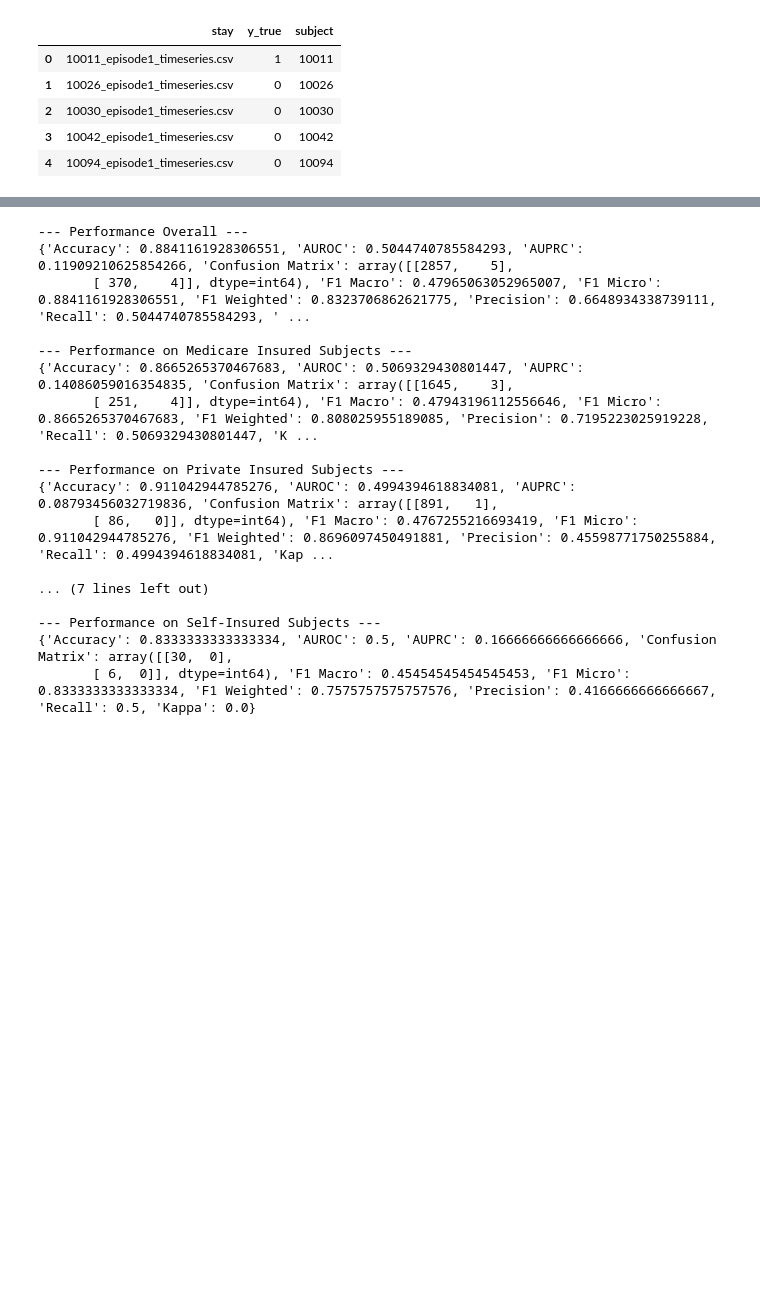
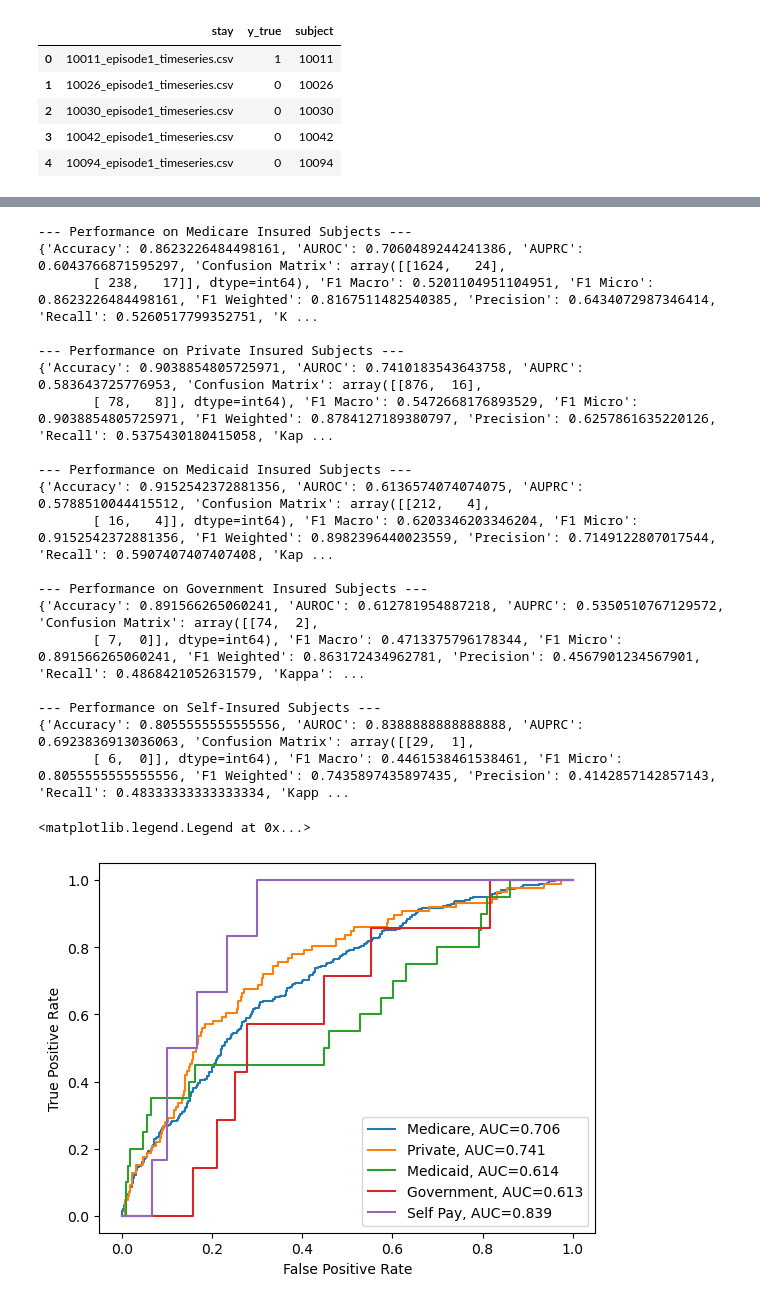
Before and after one commit to syfantid/TFC-pretraining, a Jupyter notebook: code/baselines/SimCLR/evaluate_model_fairness_rich.ipynb, the cells around one changed output, grey strips where cells are left out. Drawn from its saved outputs; the diff is of its cells as text; code cells hidden in the pictures; blank space fills up the shorter version.

```diff
--- a/code/baselines/SimCLR/evaluate_model_fairness_rich.ipynb
+++ b/code/baselines/SimCLR/evaluate_model_fairness_rich.ipynb
@@ -181,30 +153,77 @@ array([[0.8113033 , 0.18869668],
 # %%
 # Fairness Comparisons conditioned on Insurance Type
 print("\n--- Performance on Medicare Insured Subjects ---")
-print(simclr_utitlities.evaluate_model_simple(test_listfile_Medicare.y_predicted, test_listfile_Medicare.y_true, is_one_hot=False, return_dict=True))
+print(simclr_utitlities.evaluate_model_simple(pretrained_model.predict(np_test[0][test_listfile.INSURANCE == "Medicare"]), np_test[1][test_listfile.INSURANCE == "Medicare"], return_dict=True))
 print("\n--- Performance on Private Insured Subjects ---")
-print(simclr_utitlities.evaluate_model_simple(test_listfile_Private.y_predicted, test_listfile_Private.y_true, is_one_hot=False, return_dict=True))
+print(simclr_utitlities.evaluate_model_simple(pretrained_model.predict(np_test[0][test_listfile.INSURANCE == "Private"]), np_test[1][test_listfile.INSURANCE == "Private"], return_dict=True))
 print("\n--- Performance on Medicaid Insured Subjects ---")
-print(simclr_utitlities.evaluate_model_simple(test_listfile_Medicaid.y_predicted, test_listfile_Medicaid.y_true, is_one_hot=False, return_dict=True))
+print(simclr_utitlities.evaluate_model_simple(pretrained_model.predict(np_test[0][test_listfile.INSURANCE == "Medicaid"]), np_test[1][test_listfile.INSURANCE == "Medicaid"], return_dict=True))
 print("\n--- Performance on Government Insured Subjects ---")
-print(simclr_utitlities.evaluate_model_simple(test_listfile_Government.y_predicted, test_listfile_Government.y_true, is_one_hot=False, return_dict=True))
+print(simclr_utitlities.evaluate_model_simple(pretrained_model.predict(np_test[0][test_listfile.INSURANCE == "Government"]), np_test[1][test_listfile.INSURANCE == "Government"], return_dict=True))
 print("\n--- Performance on Self-Insured Subjects ---")
-print(simclr_utitlities.evaluate_model_simple(test_listfile_Self.y_predicted, test_listfile_Self.y_true, is_one_hot=False, return_dict=True))
+print(simclr_utitlities.evaluate_model_simple(pretrained_model.predict(np_test[0][test_listfile.INSURANCE == "Self Pay"]), np_test[1][test_listfile.INSURANCE == "Self Pay"], return_dict=True))
 # %% [output]
---- Performance Overall ---
-{'Accuracy': 0.8841161928306551, 'AUROC': 0.5044740785584293, 'AUPRC': 0.11909210625854266, 'Confusion Matrix': array([[2857,    5],
-       [ 370,    4]], dtype=int64), 'F1 Macro': 0.47965063052965007, 'F1 Micro': 0.8841161928306551, 'F1 Weighted': 0.8323706862621775, 'Precision': 0.6648934338739111, 'Recall': 0.5044740785584293, ' ...
-
 --- Performance on Medicare Insured Subjects ---
-{'Accuracy': 0.8665265370467683, 'AUROC': 0.5069329430801447, 'AUPRC': 0.14086059016354835, 'Confusion Matrix': array([[1645,    3],
-       [ 251,    4]], dtype=int64), 'F1 Macro': 0.47943196112556646, 'F1 Micro': 0.8665265370467683, 'F1 Weighted': 0.808025955189085, 'Precision': 0.7195223025919228, 'Recall': 0.5069329430801447, 'K ...
+{'Accuracy': 0.8623226484498161, 'AUROC': 0.7060489244241386, 'AUPRC': 0.6043766871595297, 'Confusion Matrix': array([[1624,   24],
+       [ 238,   17]], dtype=int64), 'F1 Macro': 0.5201104951104951, 'F1 Micro': 0.8623226484498161, 'F1 Weighted': 0.8167511482540385, 'Precision': 0.6434072987346414, 'Recall': 0.5260517799352751, 'K ...
 
 --- Performance on Private Insured Subjects ---
-{'Accuracy': 0.911042944785276, 'AUROC': 0.4994394618834081, 'AUPRC': 0.08793456032719836, 'Confusion Matrix': array([[891,   1],
-       [ 86,   0]], dtype=int64), 'F1 Macro': 0.4767255216693419, 'F1 Micro': 0.911042944785276, 'F1 Weighted': 0.8696097450491881, 'Precision': 0.45598771750255884, 'Recall': 0.4994394618834081, 'Kap ...
+{'Accuracy': 0.9038854805725971, 'AUROC': 0.7410183543643758, 'AUPRC': 0.583643725776953, 'Confusion Matrix': array([[876,  16],
+       [ 78,   8]], dtype=int64), 'F1 Macro': 0.5472668176893529, 'F1 Micro': 0.9038854805725971, 'F1 Weighted': 0.8784127189380797, 'Precision': 0.6257861635220126, 'Recall': 0.5375430180415058, 'Kap ...
 
-... (7 lines left out)
+--- Performance on Medicaid Insured Subjects ---
+{'Accuracy': 0.9152542372881356, 'AUROC': 0.6136574074074075, 'AUPRC': 0.5788510044415512, 'Confusion Matrix': array([[212,   4],
+       [ 16,   4]], dtype=int64), 'F1 Macro': 0.6203346203346204, 'F1 Micro': 0.9152542372881356, 'F1 Weighted': 0.8982396440023559, 'Precision': 0.7149122807017544, 'Recall': 0.5907407407407408, 'Kap ...
+
+--- Performance on Government Insured Subjects ---
+{'Accuracy': 0.891566265060241, 'AUROC': 0.612781954887218, 'AUPRC': 0.5350510767129572, 'Confusion Matrix': array([[74,  2],
+       [ 7,  0]], dtype=int64), 'F1 Macro': 0.4713375796178344, 'F1 Micro': 0.891566265060241, 'F1 Weighted': 0.863172434962781, 'Precision': 0.4567901234567901, 'Recall': 0.4868421052631579, 'Kappa': ...
 
 --- Performance on Self-Insured Subjects ---
-{'Accuracy': 0.8333333333333334, 'AUROC': 0.5, 'AUPRC': 0.16666666666666666, 'Confusion Matrix': array([[30,  0],
-       [ 6,  0]], dtype=int64), 'F1 Macro': 0.45454545454545453, 'F1 Micro': 0.8333333333333334, 'F1 Weighted': 0.7575757575757576, 'Precision': 0.4166666666666667, 'Recall': 0.5, 'Kappa': 0.0}
+{'Accuracy': 0.8055555555555556, 'AUROC': 0.8388888888888888, 'AUPRC': 0.6923836913036063, 'Confusion Matrix': array([[29,  1],
+       [ 6,  0]], dtype=int64), 'F1 Macro': 0.4461538461538461, 'F1 Micro': 0.8055555555555556, 'F1 Weighted': 0.7435897435897435, 'Precision': 0.4142857142857143, 'Recall': 0.48333333333333334, 'Kapp ...
+# %%
+# ROC curves
+# MEDICARE
+fpr, tpr, _ = metrics.roc_curve(
+    np_test[1][test_listfile.INSURANCE == "Medicare"][:,1],
+    pretrained_model.predict(np_test[0][test_listfile.INSURANCE == "Medicare"])[:,1]
+)
+auc = np.round(metrics.roc_auc_score(np_test[1][test_listfile.INSURANCE == "Medicare"], pretrained_model.predict(np_test[0][test_listfile.INSURANCE == "Medicare"])), 3)
+plt.plot(fpr, tpr, label="Medicare, AUC="+str(auc))
+# PRIVATE
+fpr, tpr, _ = metrics.roc_curve(
+    np_test[1][test_listfile.INSURANCE == "Private"][:,1],
+    pretrained_model.predict(np_test[0][test_listfile.INSURANCE == "Private"])[:,1]
+)
+auc = np.round(metrics.roc_auc_score(np_test[1][test_listfile.INSURANCE == "Private"], pretrained_model.predict(np_test[0][test_listfile.INSURANCE == "Private"])), 3)
+plt.plot(fpr, tpr, label="Private, AUC="+str(auc))
+# MEDICAID
+fpr, tpr, _ = metrics.roc_curve(
+    np_test[1][test_listfile.INSURANCE == "Medicaid"][:,1],
+    pretrained_model.predict(np_test[0][test_listfile.INSURANCE == "Medicaid"])[:,1]
+)
+auc = np.round(metrics.roc_auc_score(np_test[1][test_listfile.INSURANCE == "Medicaid"], pretrained_model.predict(np_test[0][test_listfile.INSURANCE == "Medicaid"])), 3)
+plt.plot(fpr, tpr, label="Medicaid, AUC="+str(auc))
+# GOVERNMENT
+fpr, tpr, _ = metrics.roc_curve(
+    np_test[1][test_listfile.INSURANCE == "Government"][:,1],
+    pretrained_model.predict(np_test[0][test_listfile.INSURANCE == "Government"])[:,1]
+)
+auc = np.round(metrics.roc_auc_score(np_test[1][test_listfile.INSURANCE == "Government"], pretrained_model.predict(np_test[0][test_listfile.INSURANCE == "Government"])), 3)
+plt.plot(fpr, tpr, label="Government, AUC="+str(auc))
+# SELF PAY
+fpr, tpr, _ = metrics.roc_curve(
+    np_test[1][test_listfile.INSURANCE == "Self Pay"][:,1],
+    pretrained_model.predict(np_test[0][test_listfile.INSURANCE == "Self Pay"])[:,1]
+)
+auc = np.round(metrics.roc_auc_score(np_test[1][test_listfile.INSURANCE == "Self Pay"], pretrained_model.predict(np_test[0][test_listfile.INSURANCE == "Self Pay"])), 3)
+plt.plot(fpr, tpr, label="Self Pay, AUC="+str(auc))
+
+#create ROC curve
+plt.ylabel('True Positive Rate')
+plt.xlabel('False Positive Rate')
+plt.legend()
+# %% [output]
+<matplotlib.legend.Legend at 0x...>
+[figure, added]
```
Also changed, not shown: parts of 6 cells of this notebook, 1 other file.
